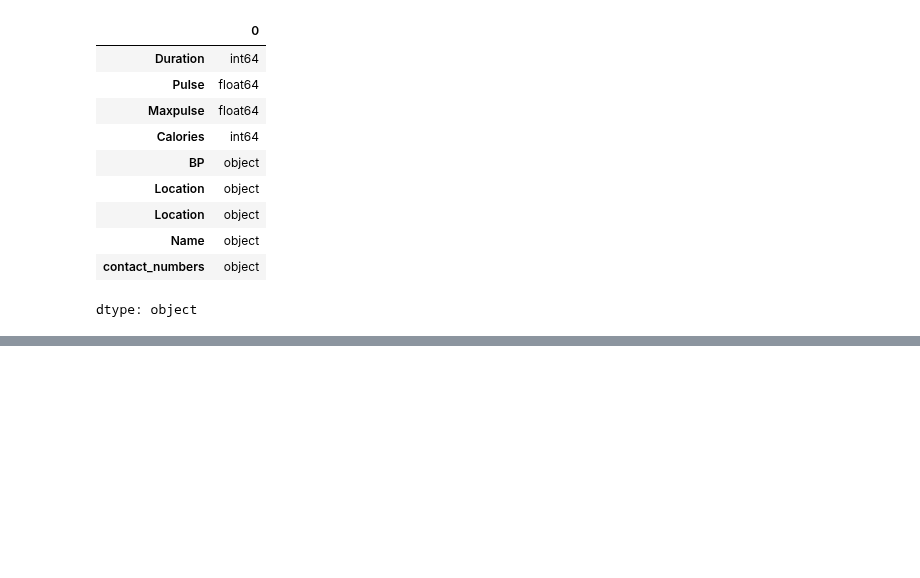
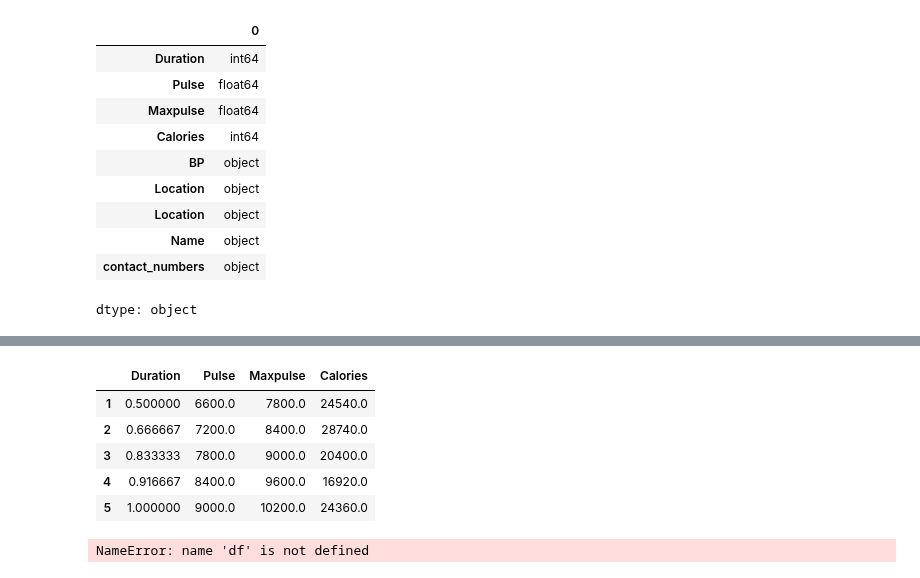
Before and after one commit to ramnagella/Demo, a Jupyter notebook: DA_Day6.ipynb, the cells around one changed output, grey strips where cells are left out. Drawn from its saved outputs; the diff is of its cells as text; code cells hidden in the pictures; blank space fills up the shorter version.

```diff
--- a/DA_Day6.ipynb
+++ b/DA_Day6.ipynb
@@ -236,0 +336,19 @@ dtype: object
+# %%
+def convert_sec(x,sec):
+  return x * sec
+result=df.apply(convert_sec,axis=1,sec=60)
+result
+# %% [output]
+|  | Duration | Pulse | Maxpulse | Calories |
+| 1 | 0.500000 | 6600.0 | 7800.0 | 24540.0 |
+| 2 | 0.666667 | 7200.0 | 8400.0 | 28740.0 |
+| 3 | 0.833333 | 7800.0 | 9000.0 | 20400.0 |
+| 4 | 0.916667 | 8400.0 | 9600.0 | 16920.0 |
+| 5 | 1.000000 | 9000.0 | 10200.0 | 24360.0 |
+# %%
+def convert_sec(x,sec):
+  return x * sec
+result=df.apply(convert_sec,axis=1,sec=60)
+result
+# %% [output]
+NameError: name 'df' is not defined
```
Also changed, not shown: parts of 6 cells of this notebook.
